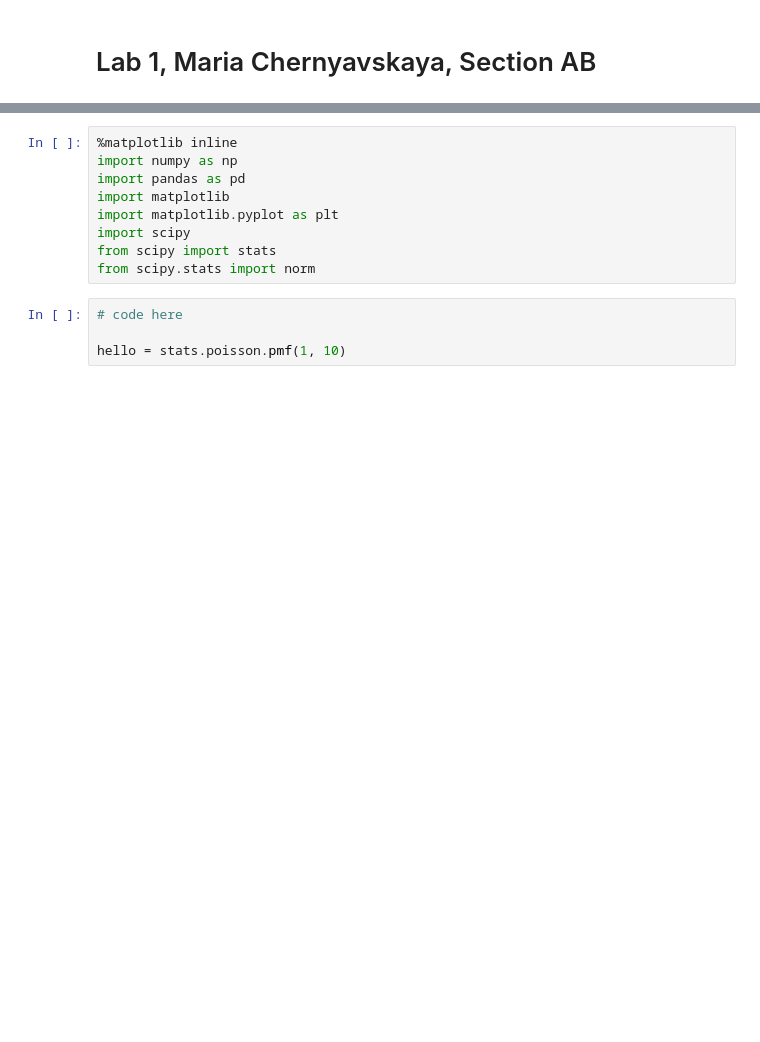
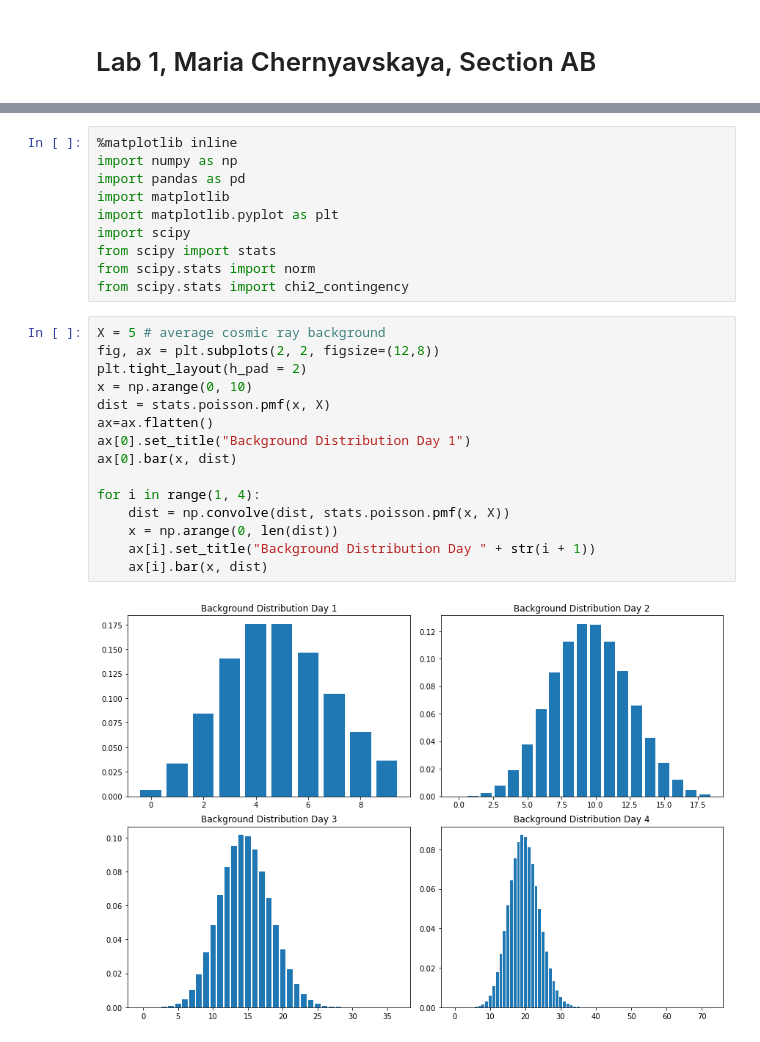
Before and after one commit to maria8ch/Phys434_BigData, a Jupyter notebook: Chernyavskaya_Report2.ipynb, the cells around one changed output, grey strips where cells are left out. Cells and saved outputs as stored; diff of their text form; blank space fills up the shorter version.

```diff
--- a/Chernyavskaya_Report2.ipynb
+++ b/Chernyavskaya_Report2.ipynb
@@ -16,7 +17,21 @@ import matplotlib.pyplot as plt
 import scipy
 from scipy import stats
 from scipy.stats import norm
+from scipy.stats import chi2_contingency
-# %%
-# code here
-
-hello = stats.poisson.pmf(1, 10)
+# %%
+X = 5 # average cosmic ray background
+fig, ax = plt.subplots(2, 2, figsize=(12,8))
+plt.tight_layout(h_pad = 2)
+x = np.arange(0, 10)
+dist = stats.poisson.pmf(x, X)
+ax=ax.flatten()
+ax[0].set_title("Background Distribution Day 1")
+ax[0].bar(x, dist)
+
+for i in range(1, 4):
+    dist = np.convolve(dist, stats.poisson.pmf(x, X))
+    x = np.arange(0, len(dist))
+    ax[i].set_title("Background Distribution Day " + str(i + 1))
+    ax[i].bar(x, dist)
+# %% [output]
+[figure, added]
```
Also changed, not shown: parts of 31 cells of this notebook.
